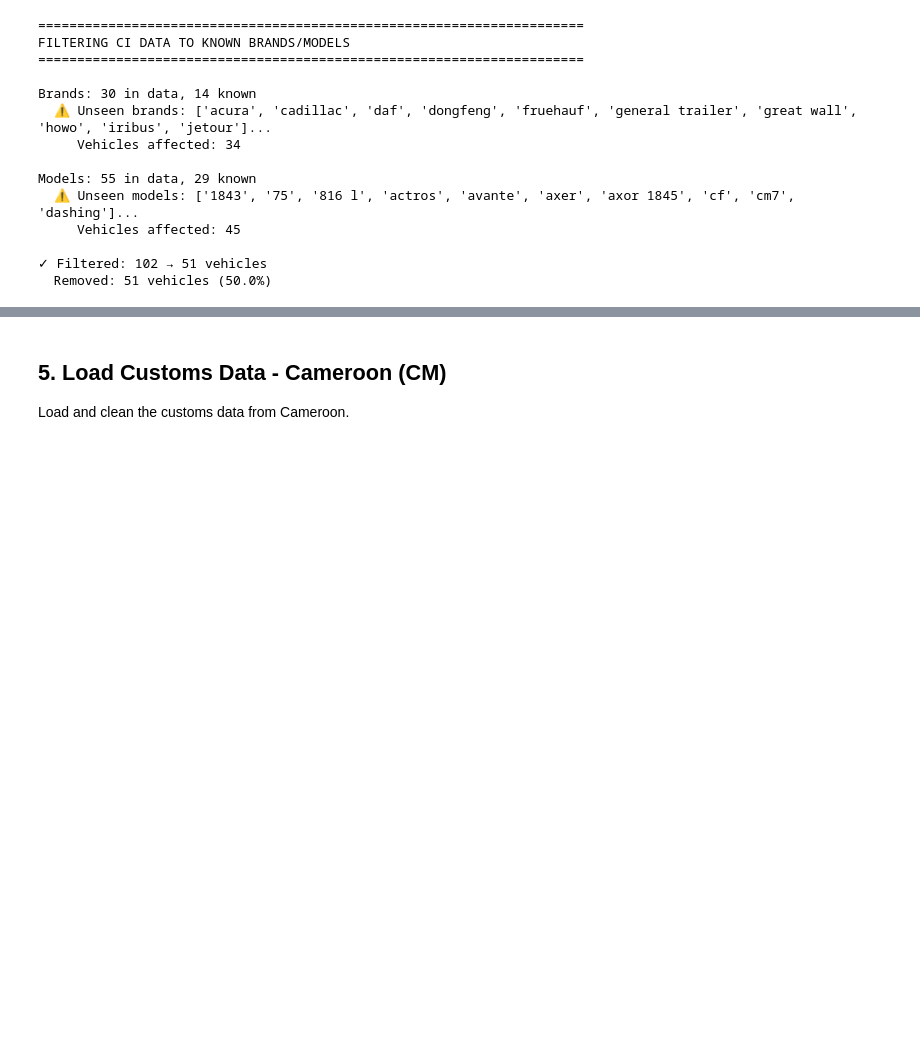
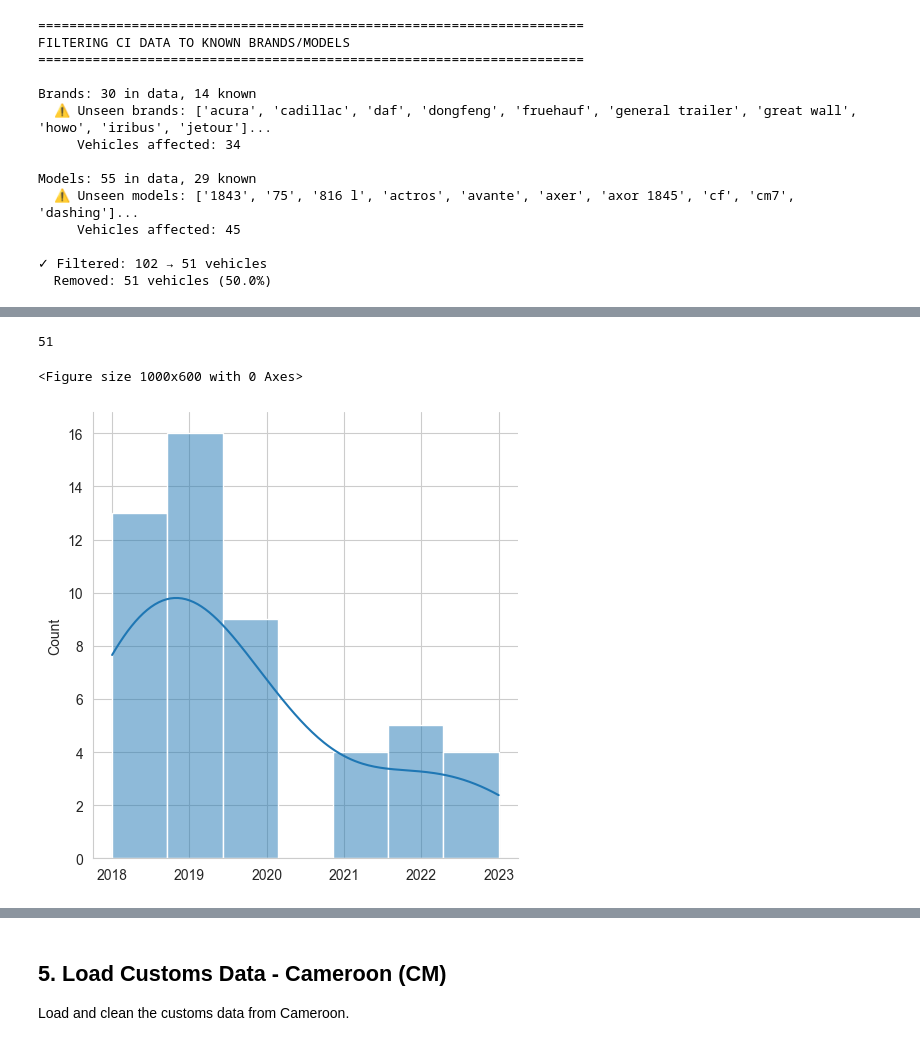
Before and after one commit to brunothefirst/car_price_prediction, a Jupyter notebook: notebooks/07_lean_model_evaluation_customs.ipynb, the cells around one changed output, grey strips where cells are left out. Drawn from its saved outputs; the diff is of its cells as text; code cells hidden in the pictures; blank space fills up the shorter version.

```diff
--- a/notebooks/07_lean_model_evaluation_customs.ipynb
+++ b/notebooks/07_lean_model_evaluation_customs.ipynb
@@ -352,0 +266,12 @@ shape: (9, 17)
+# %%
+df_ci_after
+# %% [output]
+51
+# %%
+# change to make a bit wider
+plt.figure(figsize=(10, 6))
+sns.displot(df_ci_clean['year'], kde=True)
+plt.show();
+# %% [output]
+<Figure size 1000x600 with 0 Axes>
+[figure, added]
```
Also changed, not shown: parts of 17 cells of this notebook, 1 other file.
